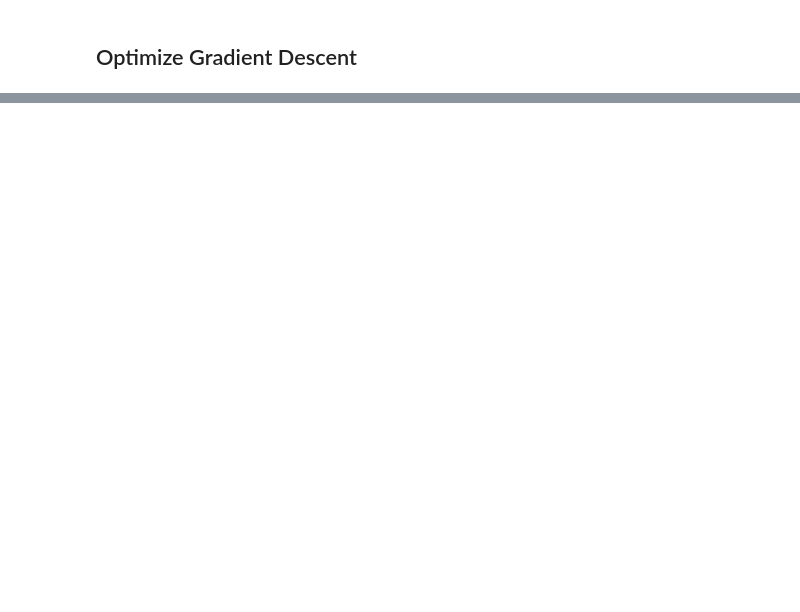
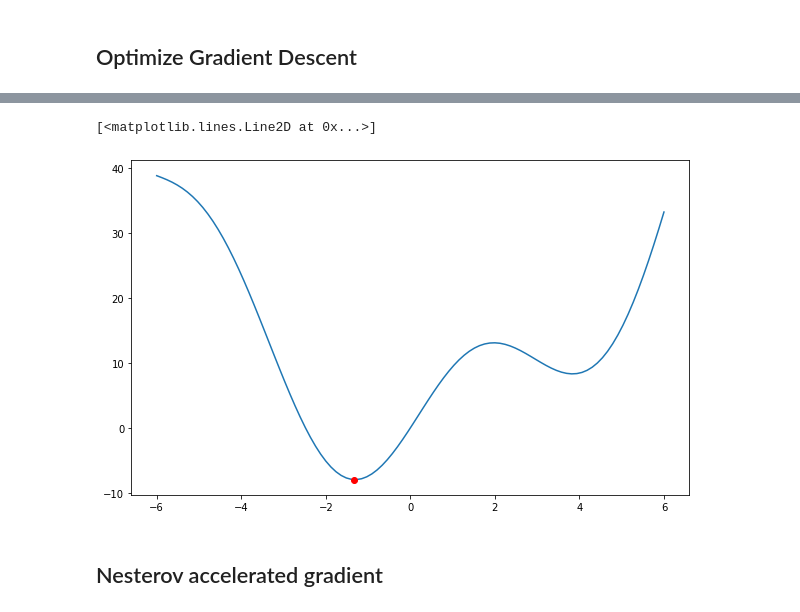
Before and after one commit to thinhngo2106/ML-code, a Jupyter notebook: Gradient Descent/Gradient Descent 2.ipynb, the cells around one changed output, grey strips where cells are left out. Drawn from its saved outputs; the diff is of its cells as text; code cells hidden in the pictures; blank space fills up the shorter version.

Commit message:
update Gradient Descent

```diff
--- a/Gradient Descent/Gradient Descent 2.ipynb
+++ b/Gradient Descent/Gradient Descent 2.ipynb
@@ -151,0 +185,12 @@ for i in range(len(x1)-1):
+# %%
+plt.ion()
+x = np.linspace(-6,6,100)
+y = x**2 + 10*np.sin(x)
+fig, ax = plt.subplots(nrows=1, ncols=1 ,figsize =(10,6.15))
+ax.plot(x, y)
+ax.plot([x1[-1]], [cost(x1[-1])],'ro')
+# %% [output]
+[<matplotlib.lines.Line2D at 0x...>]
+[figure, added]
+# %% [markdown]
+## Nesterov accelerated gradient
```
Also changed, not shown: parts of 7 cells of this notebook, 1 other file.
